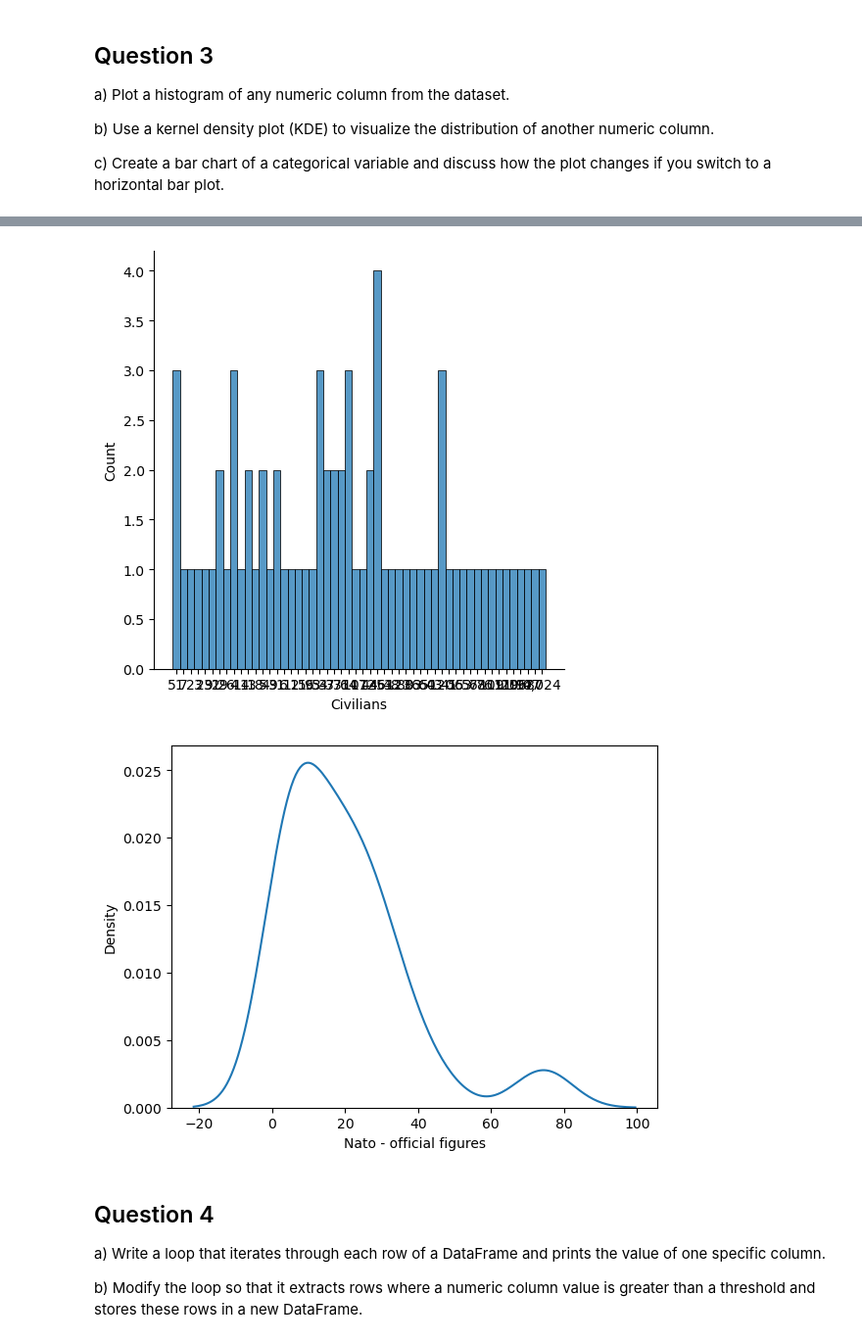
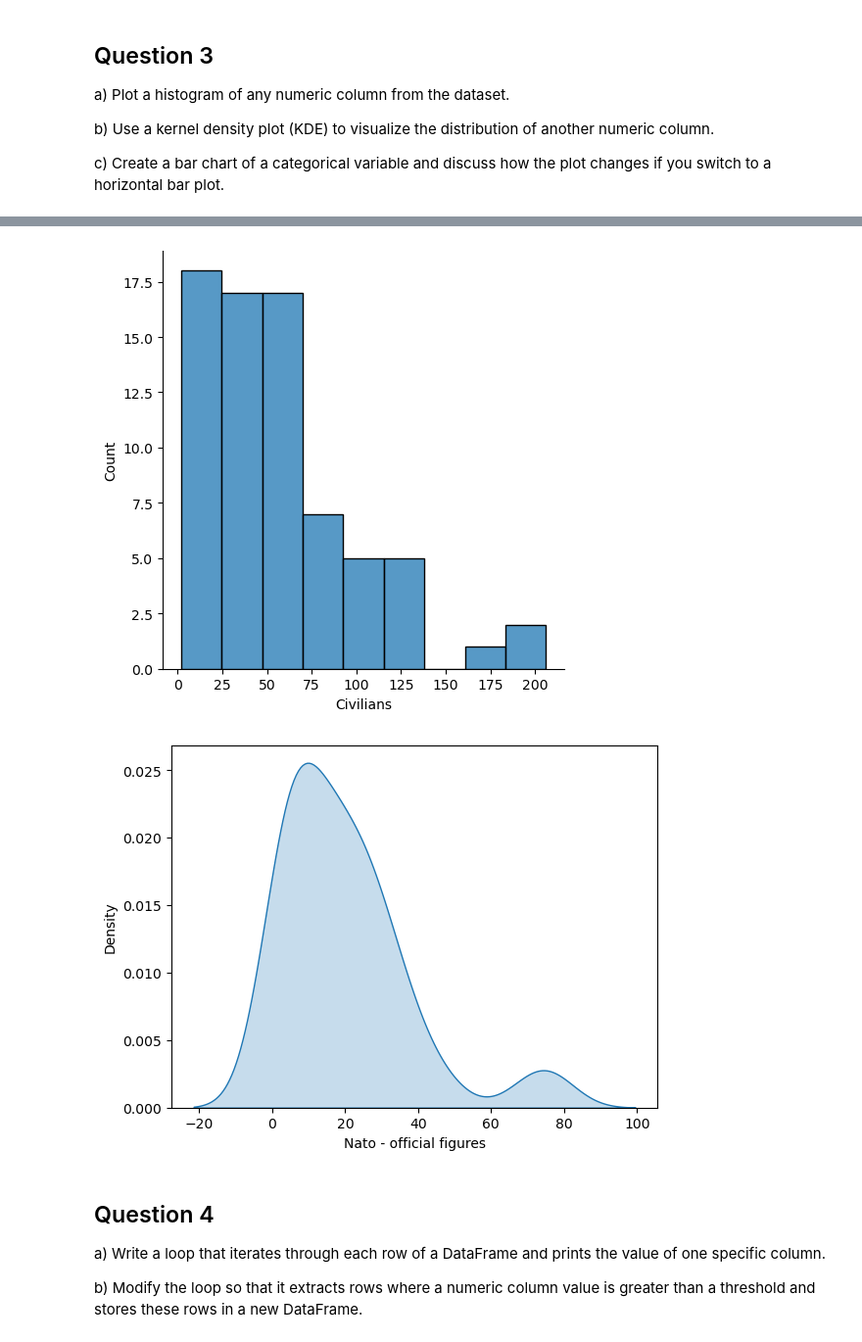
Before and after one commit to mannan272/data1, a Jupyter notebook: lab-01/Assignment2.ipynb, the cells around one changed output, grey strips where cells are left out. Shown: that part at 98% size. Cells and saved outputs as stored; diff of their text form; code cells hidden in the pictures.

```diff
--- a/lab-01/Assignment2.ipynb
+++ b/lab-01/Assignment2.ipynb
@@ -82,11 +85,20 @@ import seaborn as sns
+# %%
+df_civ = pd.read_csv(f, header = 1) #read csv and create index
+
+df_civ.dropna(subset=['Year'], inplace = True) #drop NaN values
+
+df_civ['Year'] = df_civ['Year'].astype(int) #important(!), save astype() in new variable
+df_civ['Civilians'] = df_civ['Civilians'].astype(float)
+df_civ['Taliban'] = df_civ['Taliban'].astype(float)
+df_civ['Nato - official figures'] = df_civ['Nato - official figures'].astype(float)
 # %%
-sns.displot(wiki_raw['Civilians']);
+sns.displot(df_civ['Civilians'], kde = False);
 # %% [output]
-[figure, old version]
+[figure, new version]
 # %%
-sns.kdeplot(wiki_raw['Nato - official figures']);
+sns.kdeplot(wiki_raw['Nato - official figures'], fill=True);
 # %% [output]
-[figure, old version]
+[figure, new version]
 # %% [markdown]
 ## Question 4
 a) Write a loop that iterates through each row of a DataFrame and prints the value of one specific column.
```
Also changed, not shown: parts of 6 cells of this notebook.
